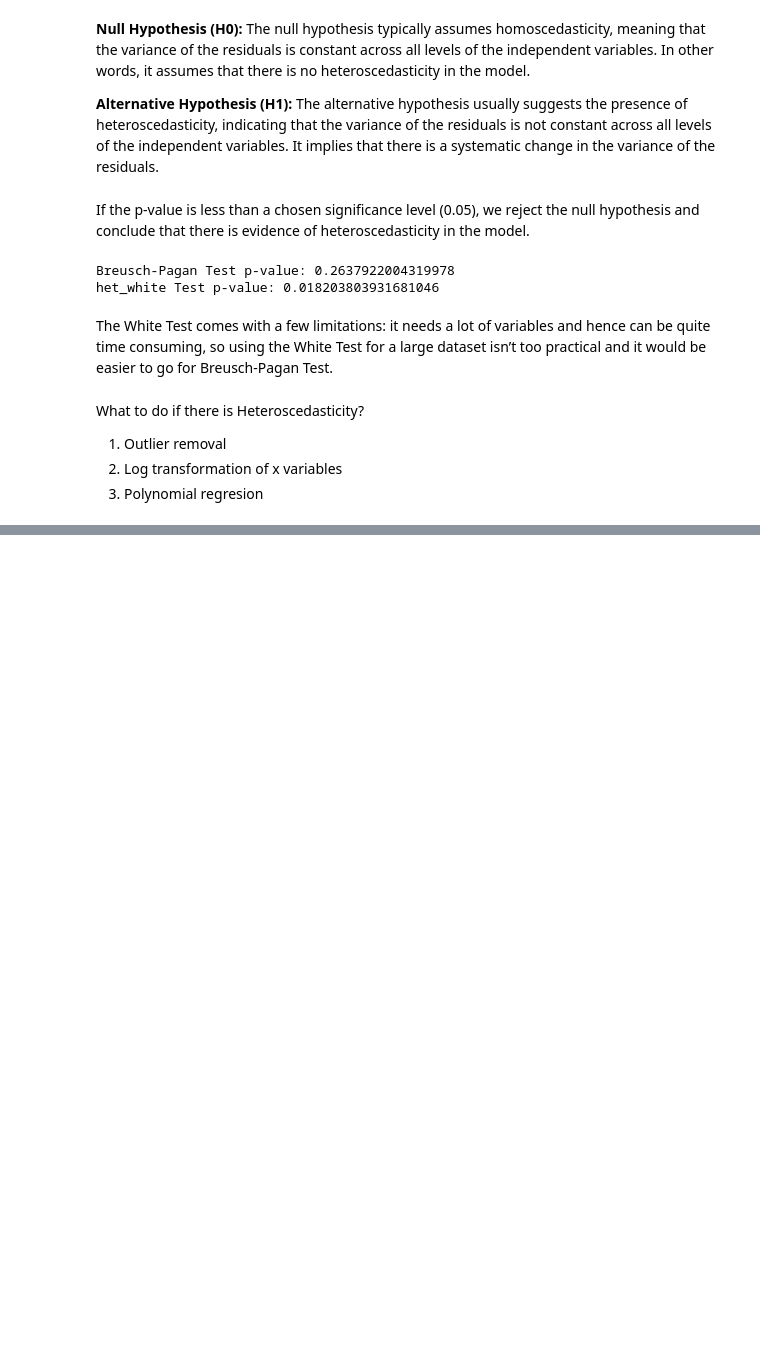
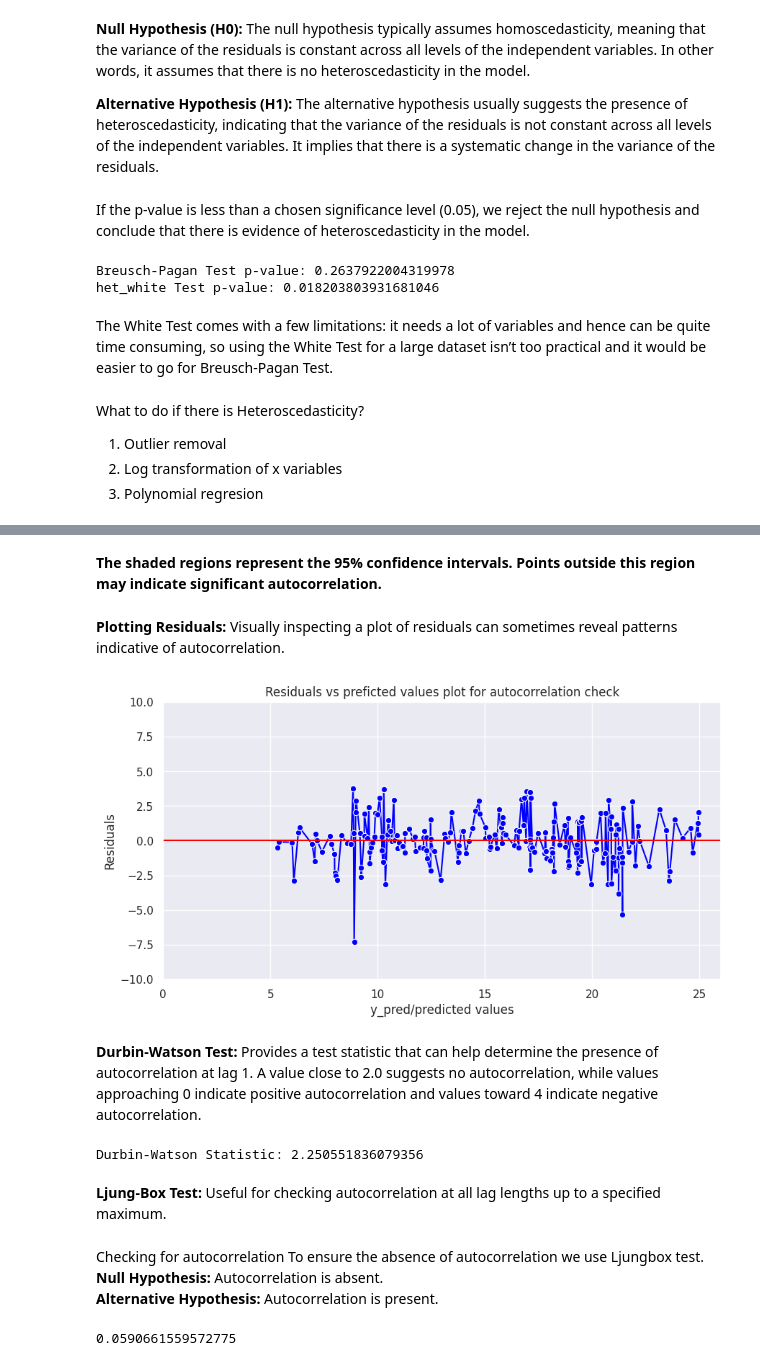
Before and after one commit to NarotGit/Assumptions-of-Linear-Regression, a Jupyter notebook: Assumptions_of_linear_regression.ipynb, the cells around one changed output, grey strips where cells are left out. Saved outputs shown, nothing was run; the diff lists cells and outputs as text; code cells hidden in the pictures; blank space fills up the shorter version.

```diff
--- a/Assumptions_of_linear_regression.ipynb
+++ b/Assumptions_of_linear_regression.ipynb
@@ -123,4 +104,0 @@ y = data.Sales
-# %%
-regression = linear_model.LinearRegression()
-regression.fit(x,y)
-y_pred = regression.predict(x)
@@ -216,0 +226,36 @@ If perfect multicollinearity is detected, remove one of the correlated variables
+# %% [markdown]
+**The shaded regions represent the 95% confidence intervals. Points outside this region may indicate significant autocorrelation.**
+# %% [markdown]
+**Plotting Residuals:** Visually inspecting a plot of residuals can sometimes reveal patterns indicative of autocorrelation.
+# %%
+plt.figure(figsize=(10,5))
+p = sns.lineplot(x=y_pred,y=residuals,marker='o',color='blue')
+plt.xlabel('y_pred/predicted values')
+plt.ylabel('Residuals')
+plt.ylim(-10,10)
+plt.xlim(0,26)
+p = sns.lineplot(x=[0,30],y=[0,0],color='red')
+p = plt.title('Residuals vs preficted values plot for autocorrelation check')
+# %% [output]
+[figure, added]
+# %% [markdown]
+**Durbin-Watson Test:** Provides a test statistic that can help determine the presence of autocorrelation at lag 1. A value close to 2.0 suggests no autocorrelation, while values approaching 0 indicate positive autocorrelation and values toward 4 indicate negative autocorrelation.
+# %%
+from statsmodels.stats.stattools import durbin_watson
+
+# Durbin-Watson Test
+dw_stat = durbin_watson(model.resid)
+print('Durbin-Watson Statistic:', dw_stat)
+# %% [output]
+Durbin-Watson Statistic: 2.250551836079356
+# %% [markdown]
+**Ljung-Box Test:** Useful for checking autocorrelation at all lag lengths up to a specified maximum.
+# %% [markdown]
+Checking for autocorrelation To ensure the absence of autocorrelation we use Ljungbox test.\
+**Null Hypothesis:** Autocorrelation is absent.\
+**Alternative Hypothesis:** Autocorrelation is present.
+# %%
+from statsmodels.stats import diagnostic as diag
+min(diag.acorr_ljungbox(residuals , lags = 40)['lb_pvalue'])
+# %% [output]
+0.0590661559572775
```
Also changed, not shown: parts of 46 cells of this notebook.
